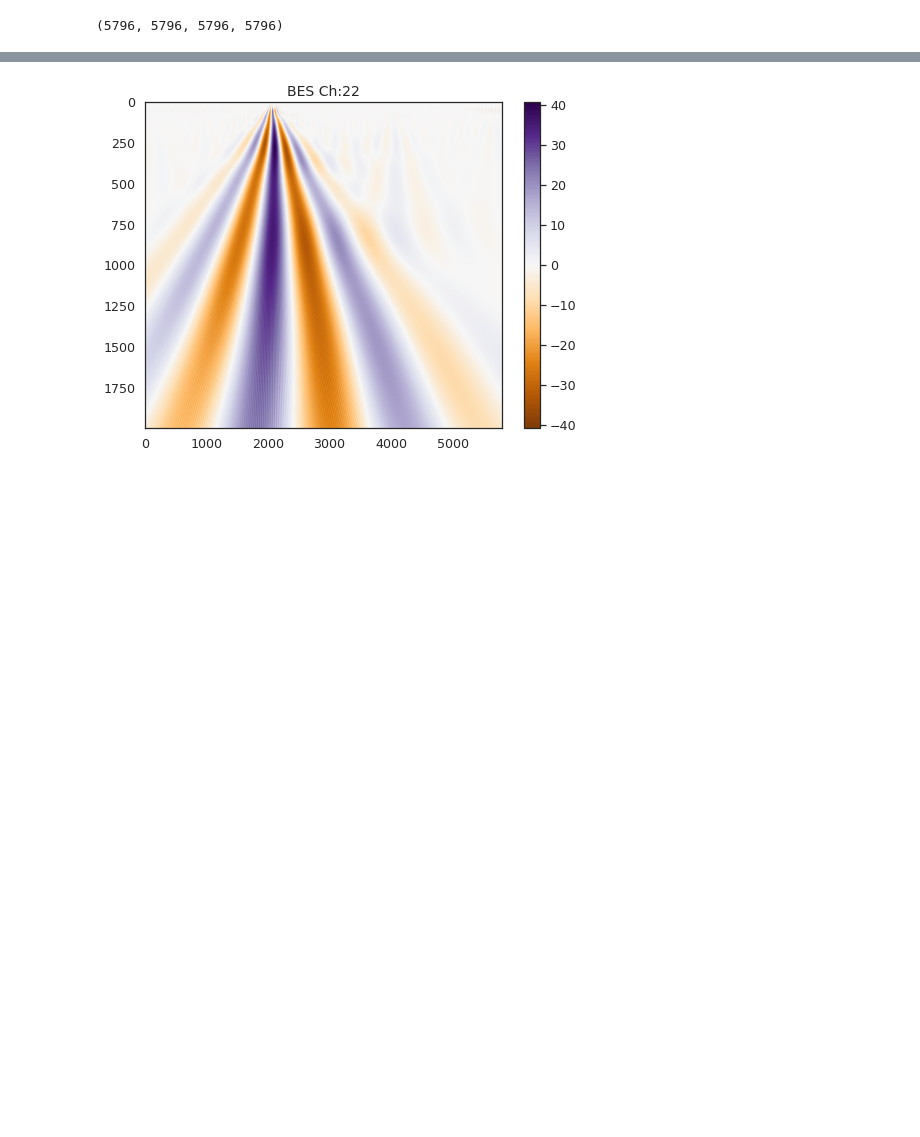
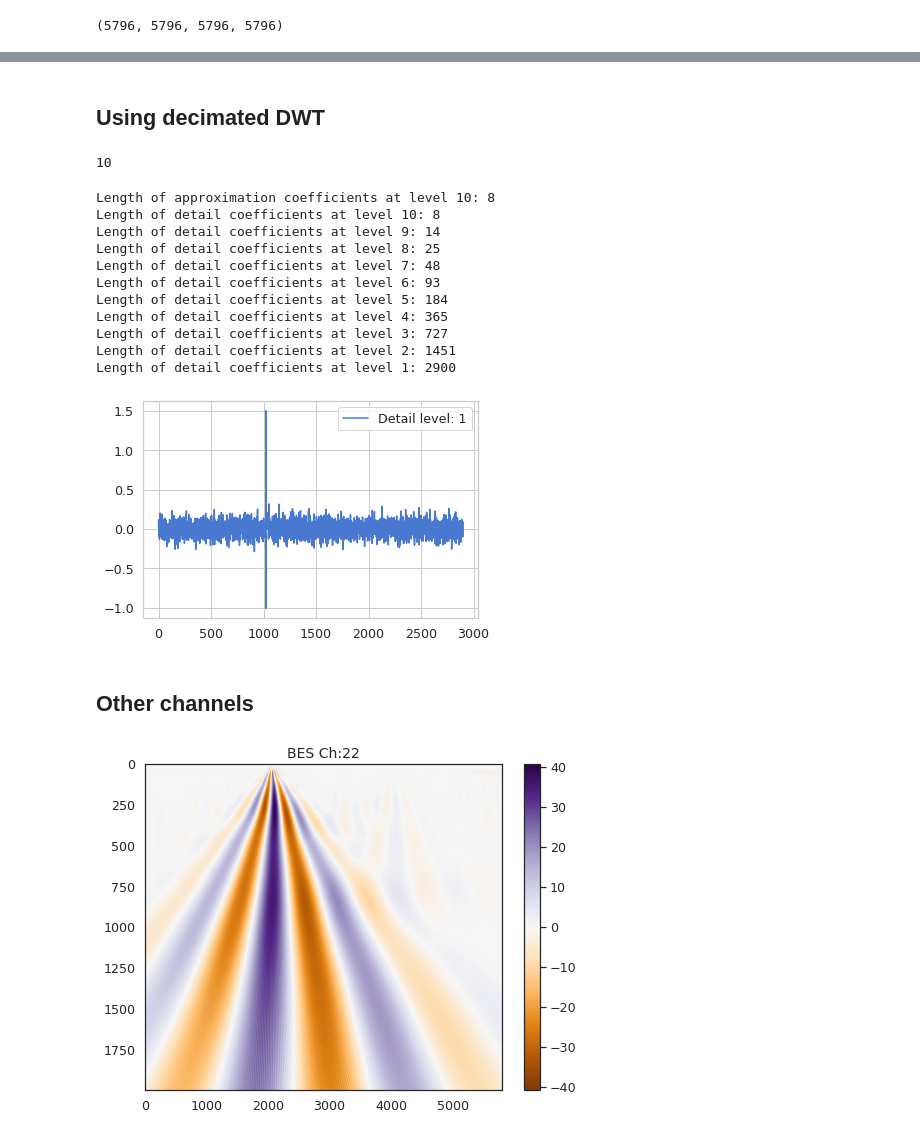
Before and after one commit to PlasmaControl/bes-edgeml-models, a Jupyter notebook: elm_classification/notebooks/wavelet_transform_torch.ipynb, the cells around one changed output, grey strips where cells are left out. Cells and saved outputs as stored; diff of their text form; code cells hidden in the pictures; blank space fills up the shorter version.

Commit message:
Add decimated DWT for a single ELM event.

```diff
--- a/elm_classification/notebooks/wavelet_transform_torch.ipynb
+++ b/elm_classification/notebooks/wavelet_transform_torch.ipynb
@@ -106,3 +100,34 @@ plt.show()
+# %% [markdown]
+## Using decimated DWT
+# %%
+pywt.dwt_max_level(len(signal_ch1), 'db2')
+# %% [output]
+10
+# %%
+coeffs_list = pywt.wavedec(signal_ch1, 'db2')
+cA10 = coeffs_list[0]
+cDi = coeffs_list[1:]
+print(f'Length of approximation coefficients at level 10: {len(cA10)}')
+for i, cD in enumerate(cDi):
+    print(f'Length of detail coefficients at level {10-i}: {len(cD)}')
+plt.plot(cDi[-1], label=f'Detail level: 1')
+plt.legend()
+plt.show()
+# %% [output]
+Length of approximation coefficients at level 10: 8
+Length of detail coefficients at level 10: 8
+Length of detail coefficients at level 9: 14
+Length of detail coefficients at level 8: 25
+Length of detail coefficients at level 7: 48
+Length of detail coefficients at level 6: 93
+Length of detail coefficients at level 5: 184
+Length of detail coefficients at level 4: 365
+Length of detail coefficients at level 3: 727
+Length of detail coefficients at level 2: 1451
+Length of detail coefficients at level 1: 2900
+[figure, added]
+# %% [markdown]
+## Other channels
 # %%
 widths = np.arange(1, 2000)
 coeffs, freqs = pywt.cwt(signal_ch22, widths, 'morl')
```
Also changed, not shown: parts of 7 cells of this notebook.
